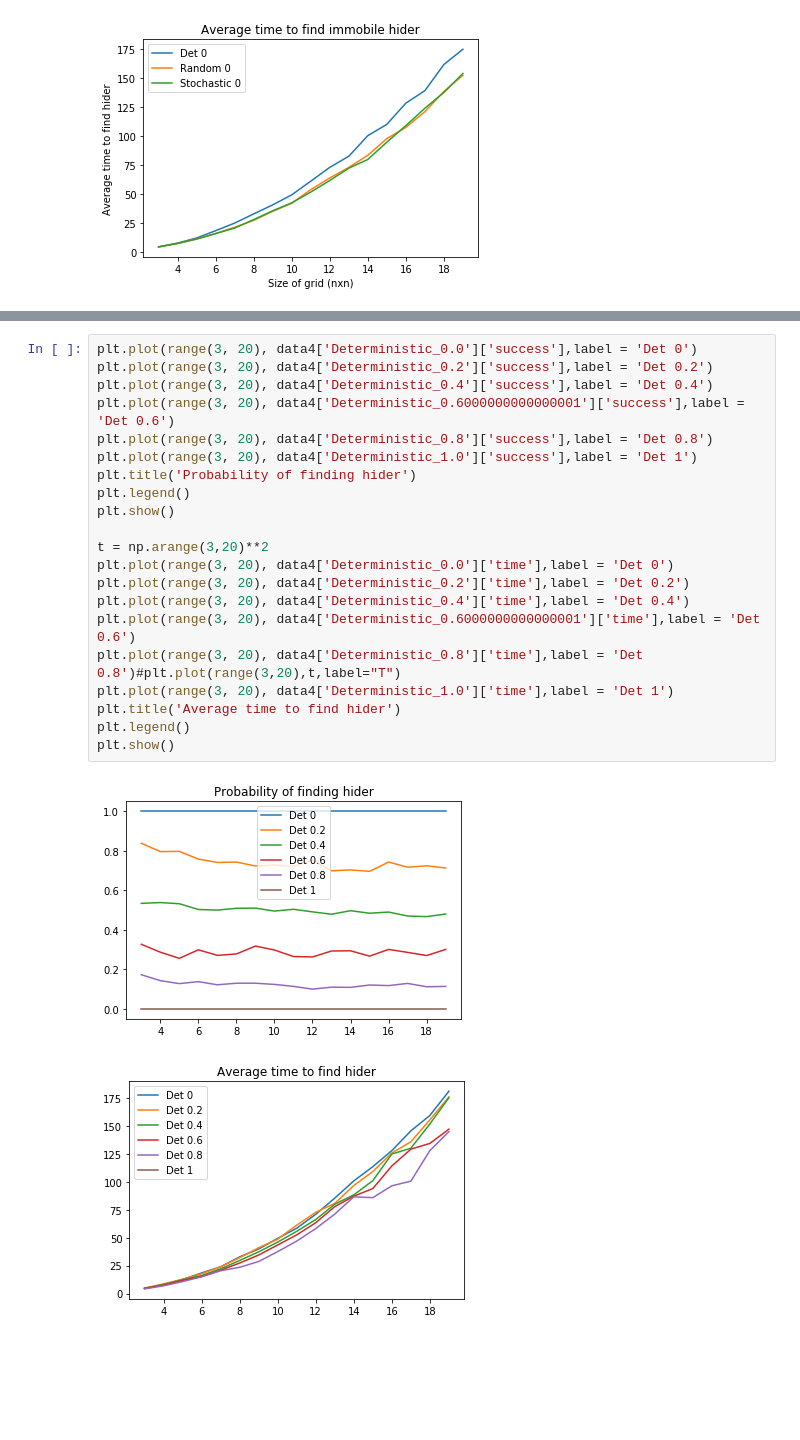
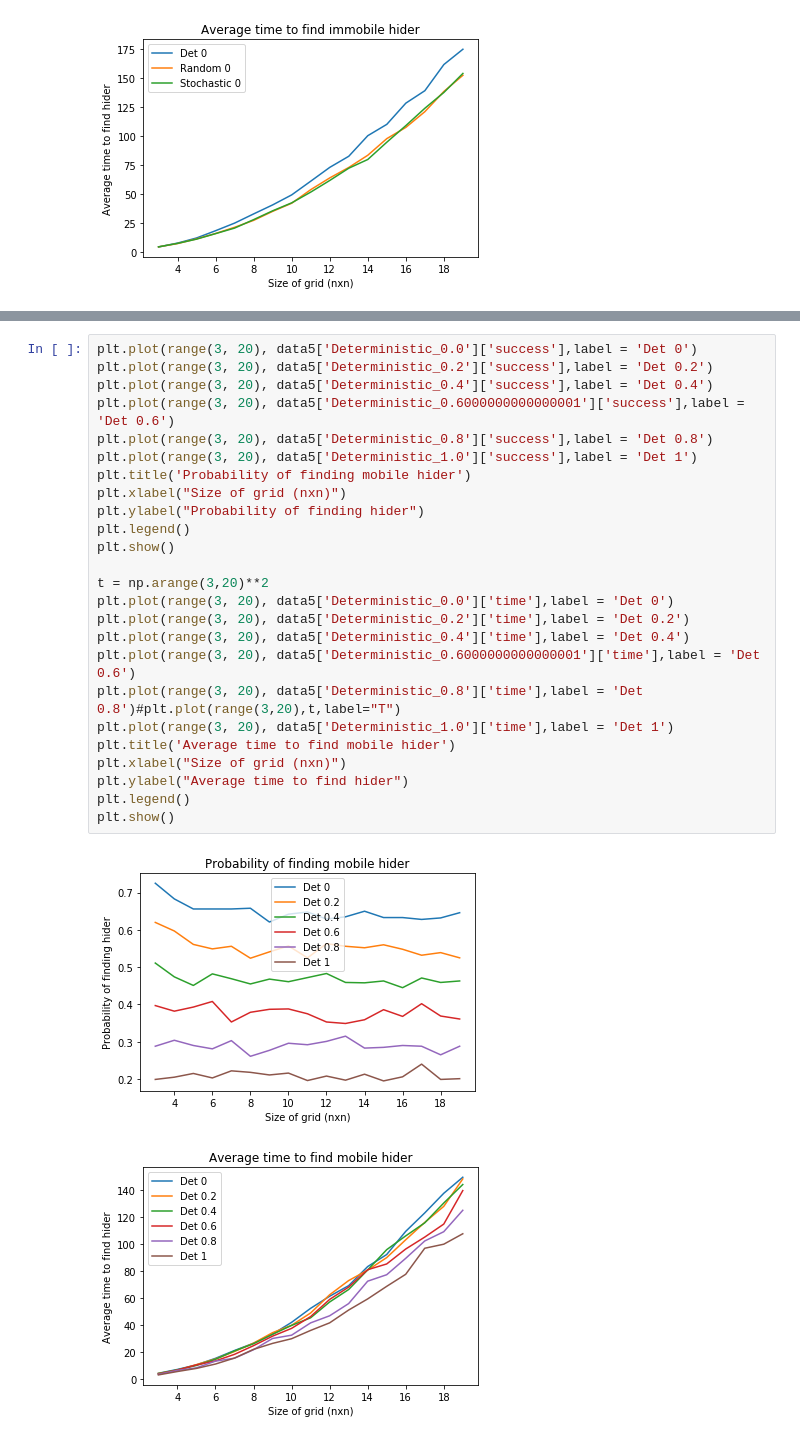
Before and after one commit to tiffanysoe/searchgame, a Jupyter notebook: ORPP - Simulation.ipynb, the cells around one changed output, grey strips where cells are left out. Drawn from its saved outputs; the diff is of its cells as text; blank space fills up the shorter version.

```diff
--- a/ORPP - Simulation.ipynb
+++ b/ORPP - Simulation.ipynb
@@ -1375,27 +1298,31 @@ data5
 # %%
-plt.plot(range(3, 20), data4['Deterministic_0.0']['success'],label = 'Det 0')
-plt.plot(range(3, 20), data4['Deterministic_0.2']['success'],label = 'Det 0.2')
-plt.plot(range(3, 20), data4['Deterministic_0.4']['success'],label = 'Det 0.4')
-plt.plot(range(3, 20), data4['Deterministic_0.6000000000000001']['success'],label = 'Det 0.6')
-plt.plot(range(3, 20), data4['Deterministic_0.8']['success'],label = 'Det 0.8')
-plt.plot(range(3, 20), data4['Deterministic_1.0']['success'],label = 'Det 1')
-plt.title('Probability of finding hider')
+plt.plot(range(3, 20), data5['Deterministic_0.0']['success'],label = 'Det 0')
+plt.plot(range(3, 20), data5['Deterministic_0.2']['success'],label = 'Det 0.2')
+plt.plot(range(3, 20), data5['Deterministic_0.4']['success'],label = 'Det 0.4')
+plt.plot(range(3, 20), data5['Deterministic_0.6000000000000001']['success'],label = 'Det 0.6')
+plt.plot(range(3, 20), data5['Deterministic_0.8']['success'],label = 'Det 0.8')
+plt.plot(range(3, 20), data5['Deterministic_1.0']['success'],label = 'Det 1')
+plt.title('Probability of finding mobile hider')
+plt.xlabel("Size of grid (nxn)")
+plt.ylabel("Probability of finding hider")
 plt.legend()
 plt.show()
 
 t = np.arange(3,20)**2
-plt.plot(range(3, 20), data4['Deterministic_0.0']['time'],label = 'Det 0')
-plt.plot(range(3, 20), data4['Deterministic_0.2']['time'],label = 'Det 0.2')
-plt.plot(range(3, 20), data4['Deterministic_0.4']['time'],label = 'Det 0.4')
-plt.plot(range(3, 20), data4['Deterministic_0.6000000000000001']['time'],label = 'Det 0.6')
-plt.plot(range(3, 20), data4['Deterministic_0.8']['time'],label = 'Det 0.8')#plt.plot(range(3,20),t,label="T")
-plt.plot(range(3, 20), data4['Deterministic_1.0']['time'],label = 'Det 1')
-plt.title('Average time to find hider')
+plt.plot(range(3, 20), data5['Deterministic_0.0']['time'],label = 'Det 0')
+plt.plot(range(3, 20), data5['Deterministic_0.2']['time'],label = 'Det 0.2')
+plt.plot(range(3, 20), data5['Deterministic_0.4']['time'],label = 'Det 0.4')
+plt.plot(range(3, 20), data5['Deterministic_0.6000000000000001']['time'],label = 'Det 0.6')
+plt.plot(range(3, 20), data5['Deterministic_0.8']['time'],label = 'Det 0.8')#plt.plot(range(3,20),t,label="T")
+plt.plot(range(3, 20), data5['Deterministic_1.0']['time'],label = 'Det 1')
+plt.title('Average time to find mobile hider')
+plt.xlabel("Size of grid (nxn)")
+plt.ylabel("Average time to find hider")
 plt.legend()
 plt.show()
 # %% [output]
-[figure, old version]
+[figure, new version]
-[figure, old version]
+[figure, new version]
 # %%
 plt.plot(range(3, 20), data5['Markov Chain_0']['success'],label = 'Stochastic 0')
 plt.plot(range(3, 20), data5['Markov Chain_0.2']['success'],label = 'Stochastic 0.2')
```
Also changed, not shown: parts of 18 cells of this notebook.
